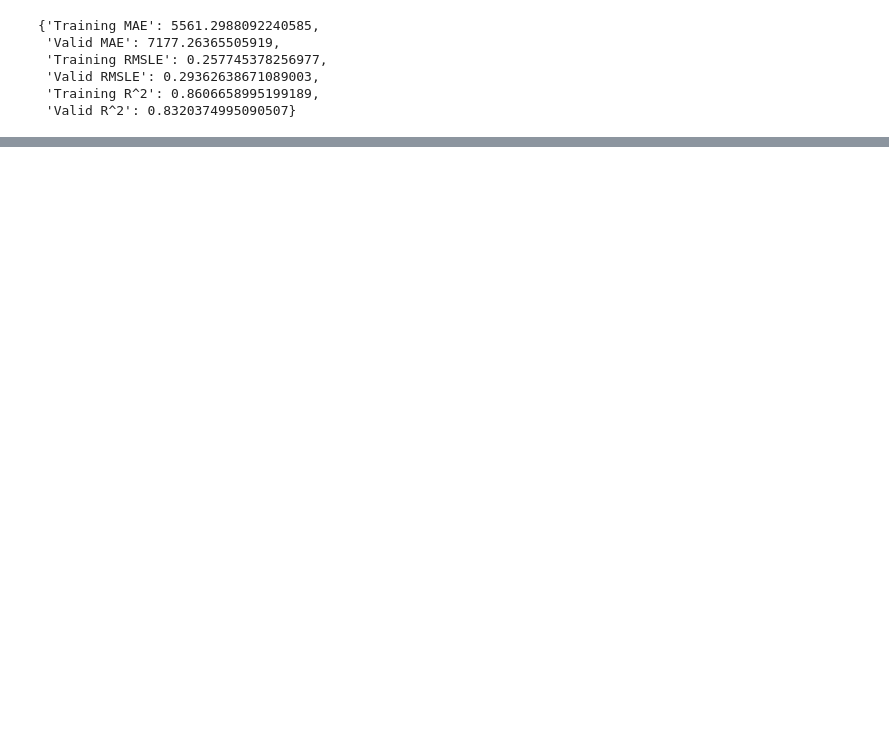
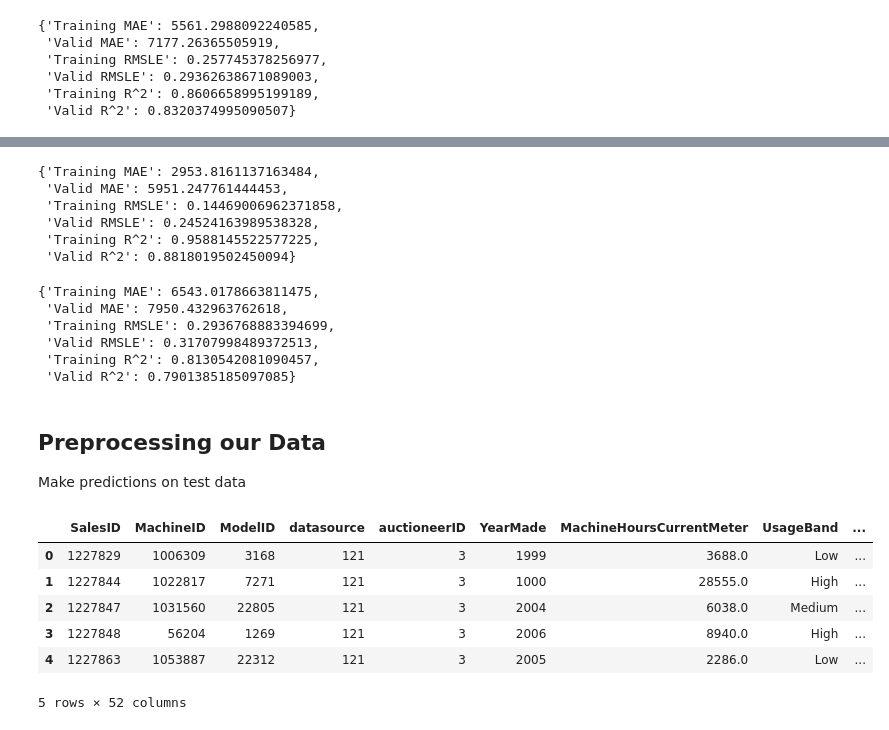
Before and after one commit to lorenarms/Machine_Learning, a Jupyter notebook: bulldozer_price_prediction_project/Bulldozer Price Prediction Project.ipynb, the cells around one changed output, grey strips where cells are left out. Cells and saved outputs as stored; diff of their text form; code cells hidden in the pictures; blank space fills up the shorter version.

```diff
--- a/bulldozer_price_prediction_project/Bulldozer Price Prediction Project.ipynb
+++ b/bulldozer_price_prediction_project/Bulldozer Price Prediction Project.ipynb
@@ -627,0 +718,36 @@ show_scores(model)
+# %%
+show_scores(ideal_model)
+# %% [output]
+{'Training MAE': 2953.8161137163484,
+ 'Valid MAE': 5951.247761444453,
+ 'Training RMSLE': 0.14469006962371858,
+ 'Valid RMSLE': 0.24524163989538328,
+ 'Training R^2': 0.9588145522577225,
+ 'Valid R^2': 0.8818019502450094}
+# %%
+show_scores(rs_model)
+# %% [output]
+{'Training MAE': 6543.0178663811475,
+ 'Valid MAE': 7950.432963762618,
+ 'Training RMSLE': 0.2936768883394699,
+ 'Valid RMSLE': 0.31707998489372513,
+ 'Training R^2': 0.8130542081090457,
+ 'Valid R^2': 0.7901385185097085}
+# %% [markdown]
+## Preprocessing our Data
+
+Make predictions on test data
+# %%
+# import test data
+df_test = pd.read_csv("data/Test.csv",
+                     low_memory=False,
+                     parse_dates=["saledate"])
+df_test.head()
+# %% [output]
+|  | SalesID | MachineID | ModelID | datasource | auctioneerID | YearMade | MachineHoursCurrentMeter | UsageBand | ... |
+| 0 | 1227829 | 1006309 | 3168 | 121 | 3 | 1999 | 3688.0 | Low | ... |
+| 1 | 1227844 | 1022817 | 7271 | 121 | 3 | 1000 | 28555.0 | High | ... |
+| 2 | 1227847 | 1031560 | 22805 | 121 | 3 | 2004 | 6038.0 | Medium | ... |
+| 3 | 1227848 | 56204 | 1269 | 121 | 3 | 2006 | 8940.0 | High | ... |
+| 4 | 1227863 | 1053887 | 22312 | 121 | 3 | 2005 | 2286.0 | Low | ... |
+5 rows × 52 columns
```
Also changed, not shown: parts of 34 cells of this notebook, 3 other files.
